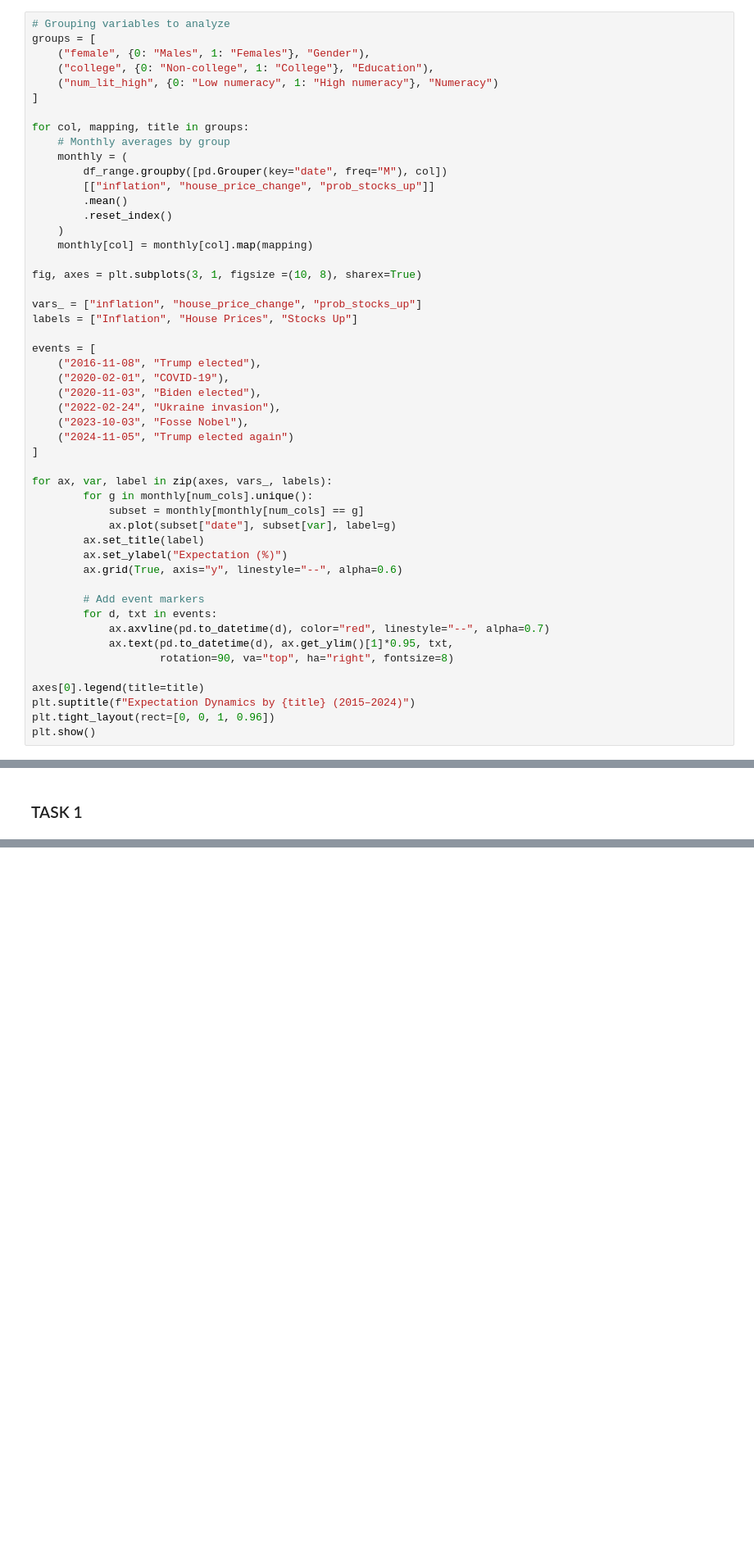
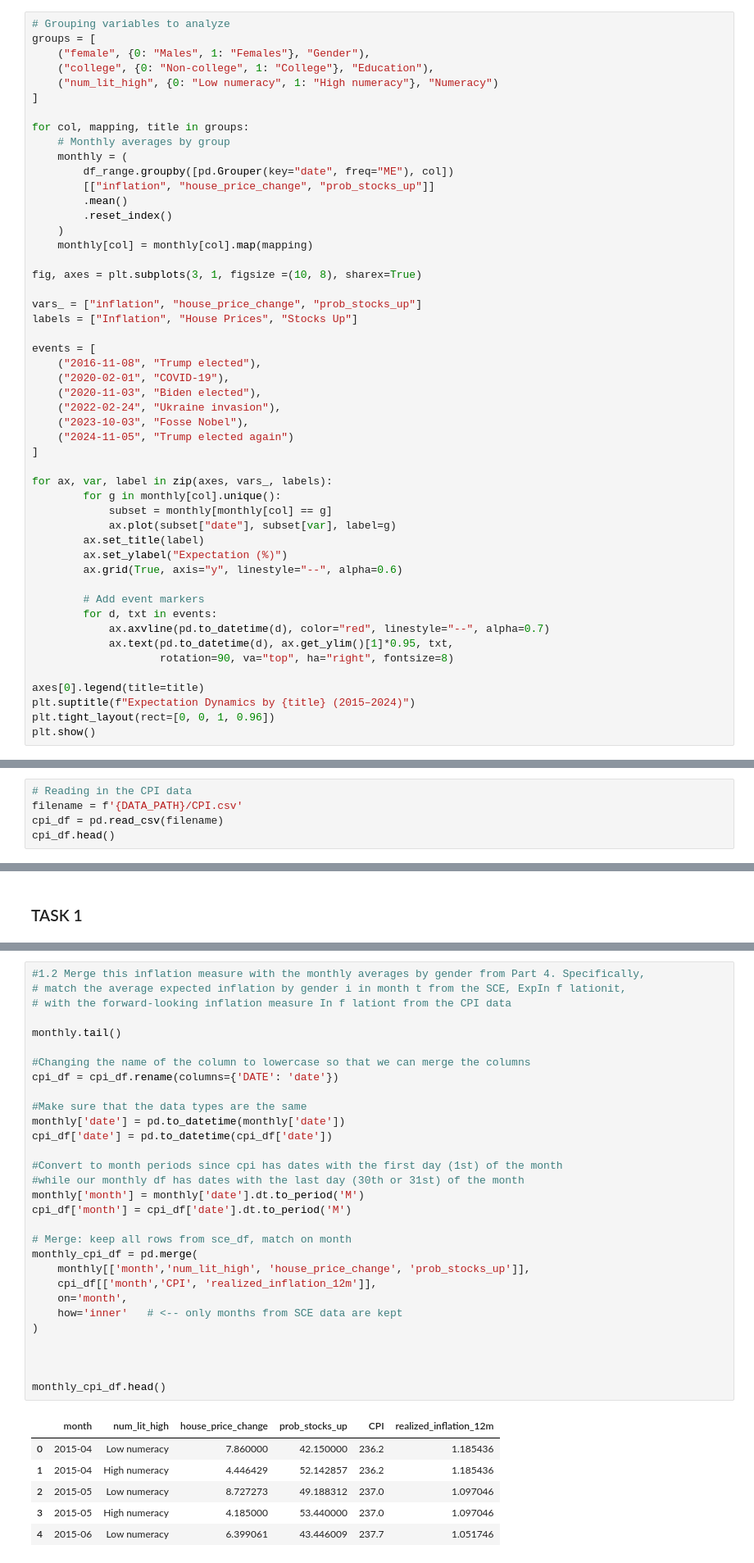
Before and after one commit to David01-234/Team-DVD, a Jupyter notebook: Term_paper.ipynb, the cells around one changed output, grey strips where cells are left out. Shown at 82% size. Cells and saved outputs as stored; diff of their text form; blank space fills up the shorter version.

Commit message:
Part 5.1.1 and 5.1.2

```diff
--- a/Term_paper.ipynb
+++ b/Term_paper.ipynb
@@ -230,7 +230,7 @@ groups = [
 for col, mapping, title in groups:
     # Monthly averages by group
     monthly = (
-        df_range.groupby([pd.Grouper(key="date", freq="M"), col])
+        df_range.groupby([pd.Grouper(key="date", freq="ME"), col])
         [["inflation", "house_price_change", "prob_stocks_up"]]
         .mean()
         .reset_index()
@@ -252,8 +252,8 @@ events = [
 ]
 
 for ax, var, label in zip(axes, vars_, labels):
-        for g in monthly[num_cols].unique():
-            subset = monthly[monthly[num_cols] == g]
+        for g in monthly[col].unique():
+            subset = monthly[monthly[col] == g]
             ax.plot(subset["date"], subset[var], label=g)
         ax.set_title(label)
         ax.set_ylabel("Expectation (%)")
@@ -275,0 +278,5 @@ plt.show()
+# %%
+# Reading in the CPI data
+filename = f'{DATA_PATH}/CPI.csv'
+cpi_df = pd.read_csv(filename)
+cpi_df.head()
@@ -278,2 +308,39 @@ plt.show()
+# %%
+#1.2 Merge this inflation measure with the monthly averages by gender from Part 4. Specifically,
+# match the average expected inflation by gender i in month t from the SCE, ExpIn f lationit,
+# with the forward-looking inflation measure In f lationt from the CPI data
+
+monthly.tail()
+
+#Changing the name of the column to lowercase so that we can merge the columns
+cpi_df = cpi_df.rename(columns={'DATE': 'date'})
+
+#Make sure that the data types are the same
+monthly['date'] = pd.to_datetime(monthly['date'])
+cpi_df['date'] = pd.to_datetime(cpi_df['date'])
+
+#Convert to month periods since cpi has dates with the first day (1st) of the month
+#while our monthly df has dates with the last day (30th or 31st) of the month
+monthly['month'] = monthly['date'].dt.to_period('M')
+cpi_df['month'] = cpi_df['date'].dt.to_period('M')
+
+# Merge: keep all rows from sce_df, match on month
+monthly_cpi_df = pd.merge(
+    monthly[['month','num_lit_high', 'house_price_change', 'prob_stocks_up']],
+    cpi_df[['month','CPI', 'realized_inflation_12m']],
+    on='month',
+    how='inner'   # <-- only months from SCE data are kept
+)
+
+
+
+monthly_cpi_df.head()
+# %% [output]
+|  | month | num_lit_high | house_price_change | prob_stocks_up | CPI | realized_inflation_12m |
+| 0 | 2015-04 | Low numeracy | 7.860000 | 42.150000 | 236.2 | 1.185436 |
+| 1 | 2015-04 | High numeracy | 4.446429 | 52.142857 | 236.2 | 1.185436 |
+| 2 | 2015-05 | Low numeracy | 8.727273 | 49.188312 | 237.0 | 1.097046 |
+| 3 | 2015-05 | High numeracy | 4.185000 | 53.440000 | 237.0 | 1.097046 |
+| 4 | 2015-06 | Low numeracy | 6.399061 | 43.446009 | 237.7 | 1.051746 |
 # %% [markdown]
 ### TASK 2
```
Also changed, not shown: parts of 4 cells of this notebook.
